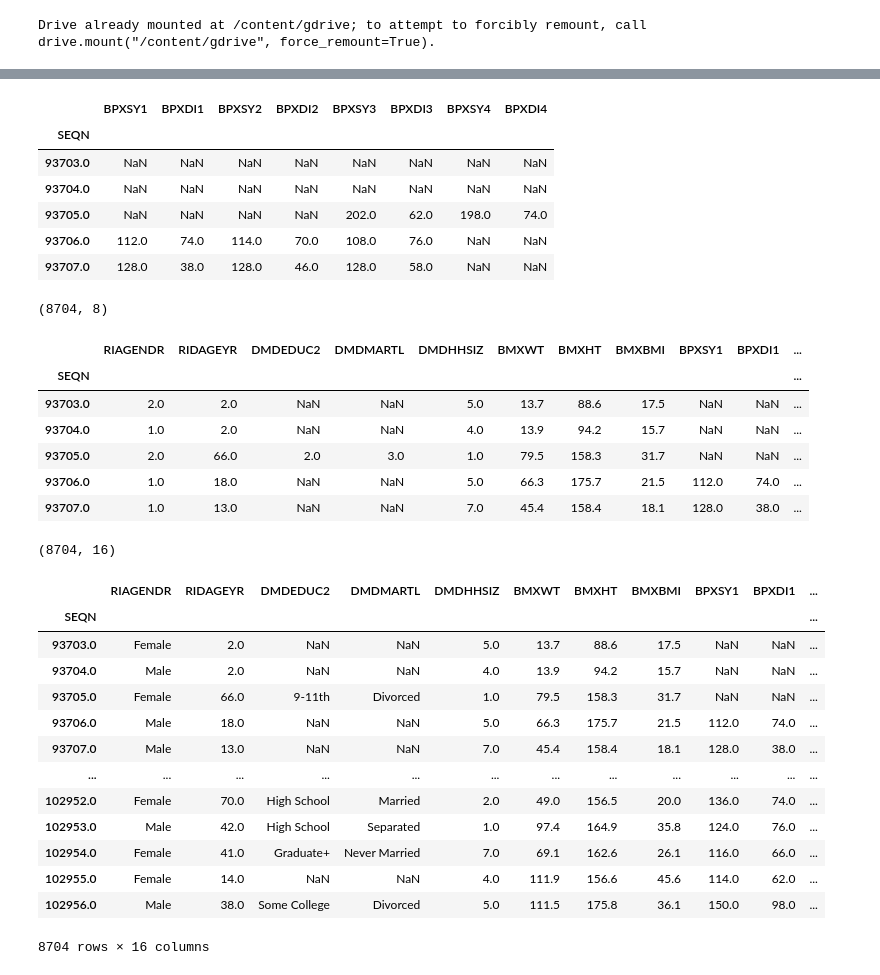
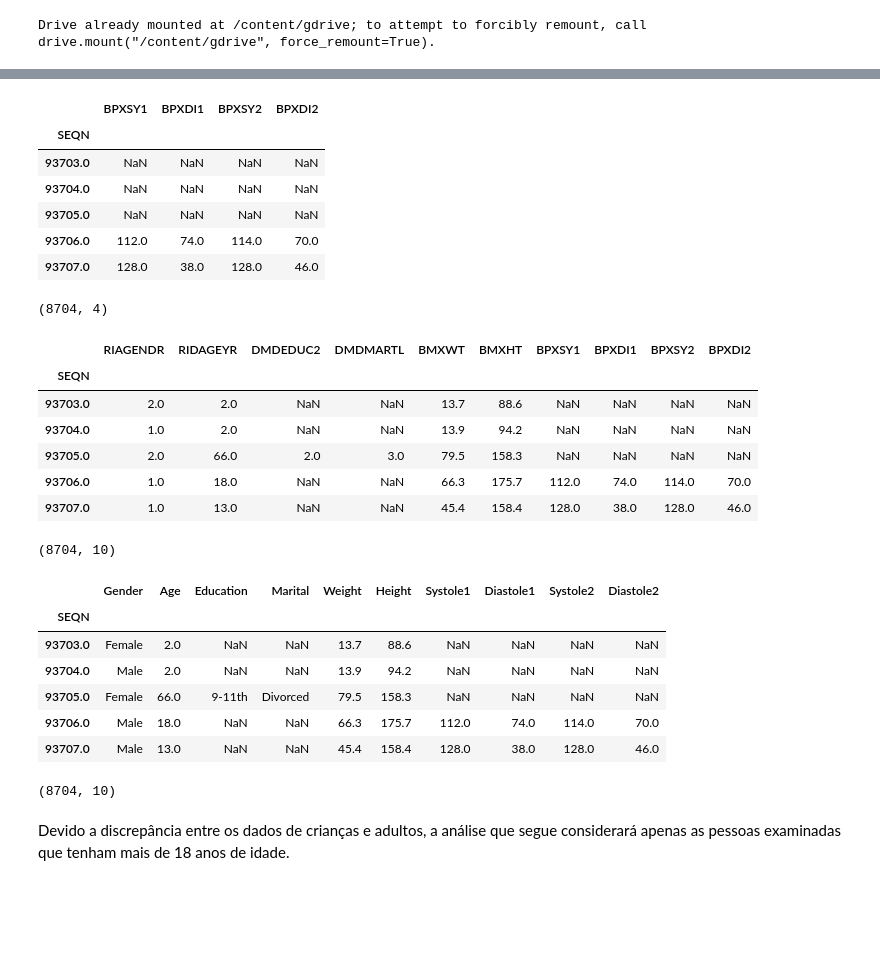
Before and after one commit to vitorp4/Ciencia-de-Dados, a Jupyter notebook: Projeto1.ipynb, the cells around one changed output, grey strips where cells are left out. Cells and saved outputs as stored; diff of their text form; code cells hidden in the pictures; blank space fills up the shorter version.

```diff
--- a/Projeto1.ipynb
+++ b/Projeto1.ipynb
@@ -9,7 +13,7 @@ drive.mount('/content/gdrive')
 Drive already mounted at /content/gdrive; to attempt to forcibly remount, call drive.mount("/content/gdrive", force_remount=True).
 # %%
 DEMO = pd.read_sas('/content/gdrive/My Drive/11º Período/Ciencia de Dados/DEMO_J.XPT', index='SEQN')
-DEMO = DEMO[['RIAGENDR', 'RIDAGEYR', 'DMDEDUC2', 'DMDMARTL', 'DMDHHSIZ']]
+DEMO = DEMO[['RIAGENDR', 'RIDAGEYR', 'DMDEDUC2', 'DMDMARTL']]
 display(DEMO.head())
 DEMO.shape
 # %% [output]
@@ -24,6 +28,6 @@ DEMO.shape
 # %%
 BMX = pd.read_sas('/content/gdrive/My Drive/11º Período/Ciencia de Dados/BMX_J.XPT', index='SEQN')
-BMX = BMX[['BMXWT', 'BMXHT', 'BMXBMI']]
+BMX = BMX[['BMXWT', 'BMXHT']]
 display(BMX.head())
 BMX.shape
 # %% [output]
@@ -38,48 +42,46 @@ BMX.shape
 # %%
 BPX = pd.read_sas('/content/gdrive/My Drive/11º Período/Ciencia de Dados/BPX_J.XPT', index='SEQN')
-BPX = BPX[['BPXSY1', 'BPXDI1', 'BPXSY2', 'BPXDI2', 'BPXSY3', 'BPXDI3', 'BPXSY4', 'BPXDI4']]
+BPX = BPX[['BPXSY1', 'BPXDI1', 'BPXSY2', 'BPXDI2']]
 display(BPX.head())
 BPX.shape
 # %% [output]
-|  | BPXSY1 | BPXDI1 | BPXSY2 | BPXDI2 | BPXSY3 | BPXDI3 | BPXSY4 | BPXDI4 |
-| SEQN |  |  |  |  |  |  |  |  |
-| 93703.0 | NaN | NaN | NaN | NaN | NaN | NaN | NaN | NaN |
-| 93704.0 | NaN | NaN | NaN | NaN | NaN | NaN | NaN | NaN |
-| 93705.0 | NaN | NaN | NaN | NaN | 202.0 | 62.0 | 198.0 | 74.0 |
-| 93706.0 | 112.0 | 74.0 | 114.0 | 70.0 | 108.0 | 76.0 | NaN | NaN |
-| 93707.0 | 128.0 | 38.0 | 128.0 | 46.0 | 128.0 | 58.0 | NaN | NaN |
+|  | BPXSY1 | BPXDI1 | BPXSY2 | BPXDI2 |
+| SEQN |  |  |  |  |
+| 93703.0 | NaN | NaN | NaN | NaN |
+| 93704.0 | NaN | NaN | NaN | NaN |
+| 93705.0 | NaN | NaN | NaN | NaN |
+| 93706.0 | 112.0 | 74.0 | 114.0 | 70.0 |
+| 93707.0 | 128.0 | 38.0 | 128.0 | 46.0 |
-(8704, 8)
+(8704, 4)
 # %%
 df = pd.merge(DEMO, BMX, left_index=True, right_index=True, how='inner')
 df = pd.merge(df, BPX, left_index=True, right_index=True, how='inner')
 display(df.head())
 df.shape
 # %% [output]
-|  | RIAGENDR | RIDAGEYR | DMDEDUC2 | DMDMARTL | DMDHHSIZ | BMXWT | BMXHT | BMXBMI | BPXSY1 | BPXDI1 | ... |
-| SEQN |  |  |  |  |  |  |  |  |  |  | ... |
-| 93703.0 | 2.0 | 2.0 | NaN | NaN | 5.0 | 13.7 | 88.6 | 17.5 | NaN | NaN | ... |
-| 93704.0 | 1.0 | 2.0 | NaN | NaN | 4.0 | 13.9 | 94.2 | 15.7 | NaN | NaN | ... |
-| 93705.0 | 2.0 | 66.0 | 2.0 | 3.0 | 1.0 | 79.5 | 158.3 | 31.7 | NaN | NaN | ... |
-| 93706.0 | 1.0 | 18.0 | NaN | NaN | 5.0 | 66.3 | 175.7 | 21.5 | 112.0 | 74.0 | ... |
-| 93707.0 | 1.0 | 13.0 | NaN | NaN | 7.0 | 45.4 | 158.4 | 18.1 | 128.0 | 38.0 | ... |
+|  | RIAGENDR | RIDAGEYR | DMDEDUC2 | DMDMARTL | BMXWT | BMXHT | BPXSY1 | BPXDI1 | BPXSY2 | BPXDI2 |
+| SEQN |  |  |  |  |  |  |  |  |  |  |
+| 93703.0 | 2.0 | 2.0 | NaN | NaN | 13.7 | 88.6 | NaN | NaN | NaN | NaN |
+| 93704.0 | 1.0 | 2.0 | NaN | NaN | 13.9 | 94.2 | NaN | NaN | NaN | NaN |
+| 93705.0 | 2.0 | 66.0 | 2.0 | 3.0 | 79.5 | 158.3 | NaN | NaN | NaN | NaN |
+| 93706.0 | 1.0 | 18.0 | NaN | NaN | 66.3 | 175.7 | 112.0 | 74.0 | 114.0 | 70.0 |
+| 93707.0 | 1.0 | 13.0 | NaN | NaN | 45.4 | 158.4 | 128.0 | 38.0 | 128.0 | 46.0 |
-(8704, 16)
+(8704, 10)
 # %%
-df.RIAGENDR = df.RIAGENDR.replace({1.0: 'Male', 2.0: 'Female'})
-df.DMDEDUC2 = df.DMDEDUC2.replace({1.0: '-9th', 2.0: '9-11th', 3.0: 'High School', 4.0: 'Some College', 5.0: 'Graduate+', 7.0: 'Refused', 8.0: 'Don\'t Know'})
-df.DMDMARTL = df.DMDMARTL.replace({1.0: 'Married', 2.0: 'Widowed', 3.0: 'Divorced', 4.0: 'Separated', 5.0: 'Never Married', 6.0: 'Living With Partner', 77: 'Refused', 99: 'Don\'t Know'})
-df
+df.columns = ['Gender','Age','Education','Marital','Weight','Height','Systole1','Diastole1','Systole2','Diastole2']
+df.Gender = df.Gender.replace({1.0: 'Male', 2.0: 'Female'})
+df.Education = df.Education.replace({1.0: '-9th', 2.0: '9-11th', 3.0: 'High School', 4.0: 'Some College', 5.0: 'Graduate+', 7.0: 'Refused', 8.0: 'Don\'t Know'})
+df.Marital = df.Marital.replace({1.0: 'Married', 2.0: 'Widowed', 3.0: 'Divorced', 4.0: 'Separated', 5.0: 'Never Married', 6.0: 'Living With Partner', 77: 'Refused', 99: 'Don\'t Know'})
+display(df.head())
+df.shape
 # %% [output]
-|  | RIAGENDR | RIDAGEYR | DMDEDUC2 | DMDMARTL | DMDHHSIZ | BMXWT | BMXHT | BMXBMI | BPXSY1 | BPXDI1 | ... |
-| SEQN |  |  |  |  |  |  |  |  |  |  | ... |
-| 93703.0 | Female | 2.0 | NaN | NaN | 5.0 | 13.7 | 88.6 | 17.5 | NaN | NaN | ... |
-| 93704.0 | Male | 2.0 | NaN | NaN | 4.0 | 13.9 | 94.2 | 15.7 | NaN | NaN | ... |
-| 93705.0 | Female | 66.0 | 9-11th | Divorced | 1.0 | 79.5 | 158.3 | 31.7 | NaN | NaN | ... |
-| 93706.0 | Male | 18.0 | NaN | NaN | 5.0 | 66.3 | 175.7 | 21.5 | 112.0 | 74.0 | ... |
-| 93707.0 | Male | 13.0 | NaN | NaN | 7.0 | 45.4 | 158.4 | 18.1 | 128.0 | 38.0 | ... |
-| ... | ... | ... | ... | ... | ... | ... | ... | ... | ... | ... | ... |
-| 102952.0 | Female | 70.0 | High School | Married | 2.0 | 49.0 | 156.5 | 20.0 | 136.0 | 74.0 | ... |
-| 102953.0 | Male | 42.0 | High School | Separated | 1.0 | 97.4 | 164.9 | 35.8 | 124.0 | 76.0 | ... |
-| 102954.0 | Female | 41.0 | Graduate+ | Never Married | 7.0 | 69.1 | 162.6 | 26.1 | 116.0 | 66.0 | ... |
-| 102955.0 | Female | 14.0 | NaN | NaN | 4.0 | 111.9 | 156.6 | 45.6 | 114.0 | 62.0 | ... |
-| 102956.0 | Male | 38.0 | Some College | Divorced | 5.0 | 111.5 | 175.8 | 36.1 | 150.0 | 98.0 | ... |
+|  | Gender | Age | Education | Marital | Weight | Height | Systole1 | Diastole1 | Systole2 | Diastole2 |
+| SEQN |  |  |  |  |  |  |  |  |  |  |
+| 93703.0 | Female | 2.0 | NaN | NaN | 13.7 | 88.6 | NaN | NaN | NaN | NaN |
+| 93704.0 | Male | 2.0 | NaN | NaN | 13.9 | 94.2 | NaN | NaN | NaN | NaN |
+| 93705.0 | Female | 66.0 | 9-11th | Divorced | 79.5 | 158.3 | NaN | NaN | NaN | NaN |
+| 93706.0 | Male | 18.0 | NaN | NaN | 66.3 | 175.7 | 112.0 | 74.0 | 114.0 | 70.0 |
+| 93707.0 | Male | 13.0 | NaN | NaN | 45.4 | 158.4 | 128.0 | 38.0 | 128.0 | 46.0 |
-8704 rows × 16 columns
+(8704, 10)
+# %% [markdown]
+Devido a discrepância entre os dados de crianças e adultos, a análise que segue considerará apenas as pessoas examinadas que tenham mais de 18 anos de idade.
```
Also changed, not shown: parts of 31 cells of this notebook.
